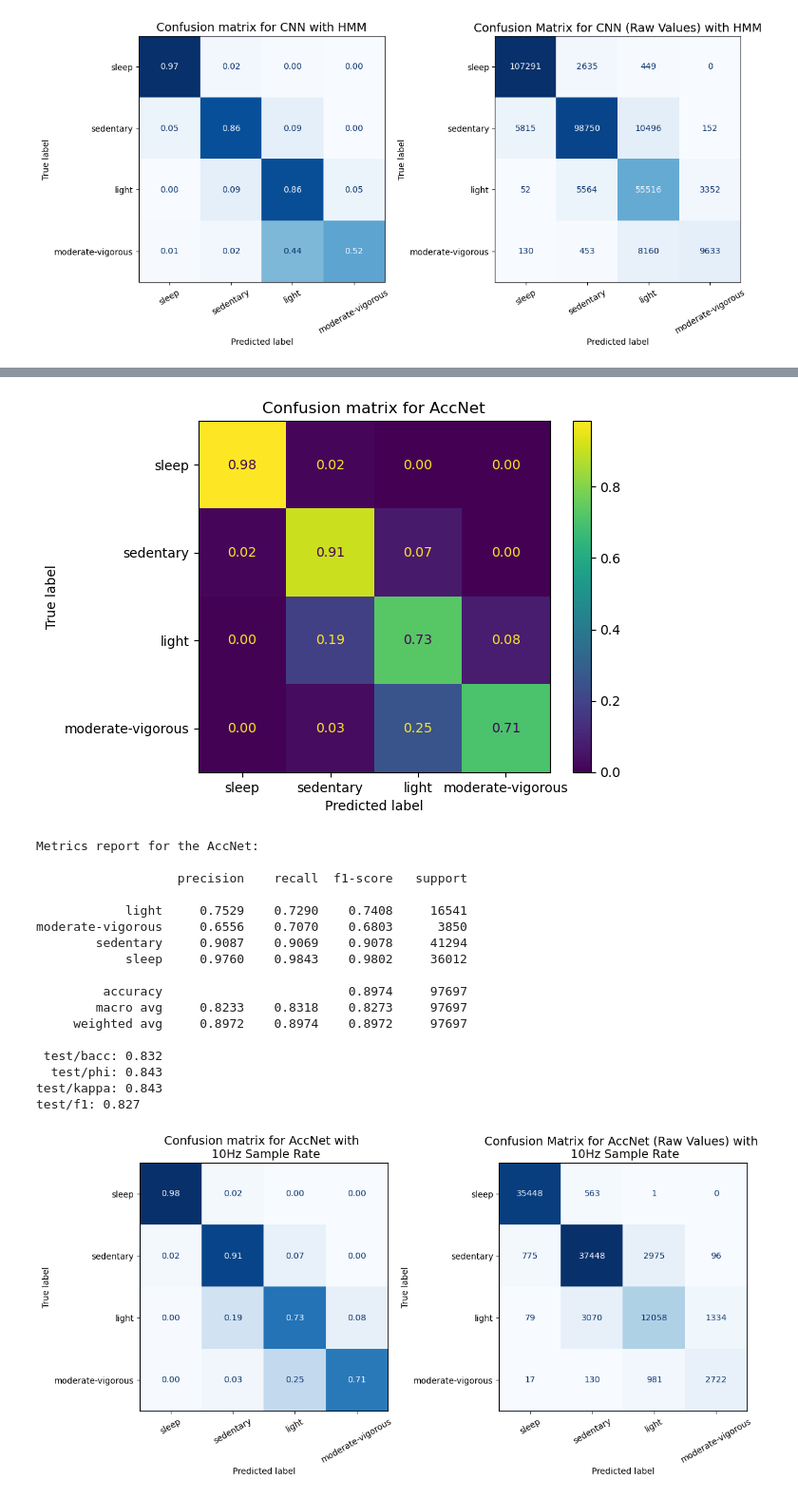
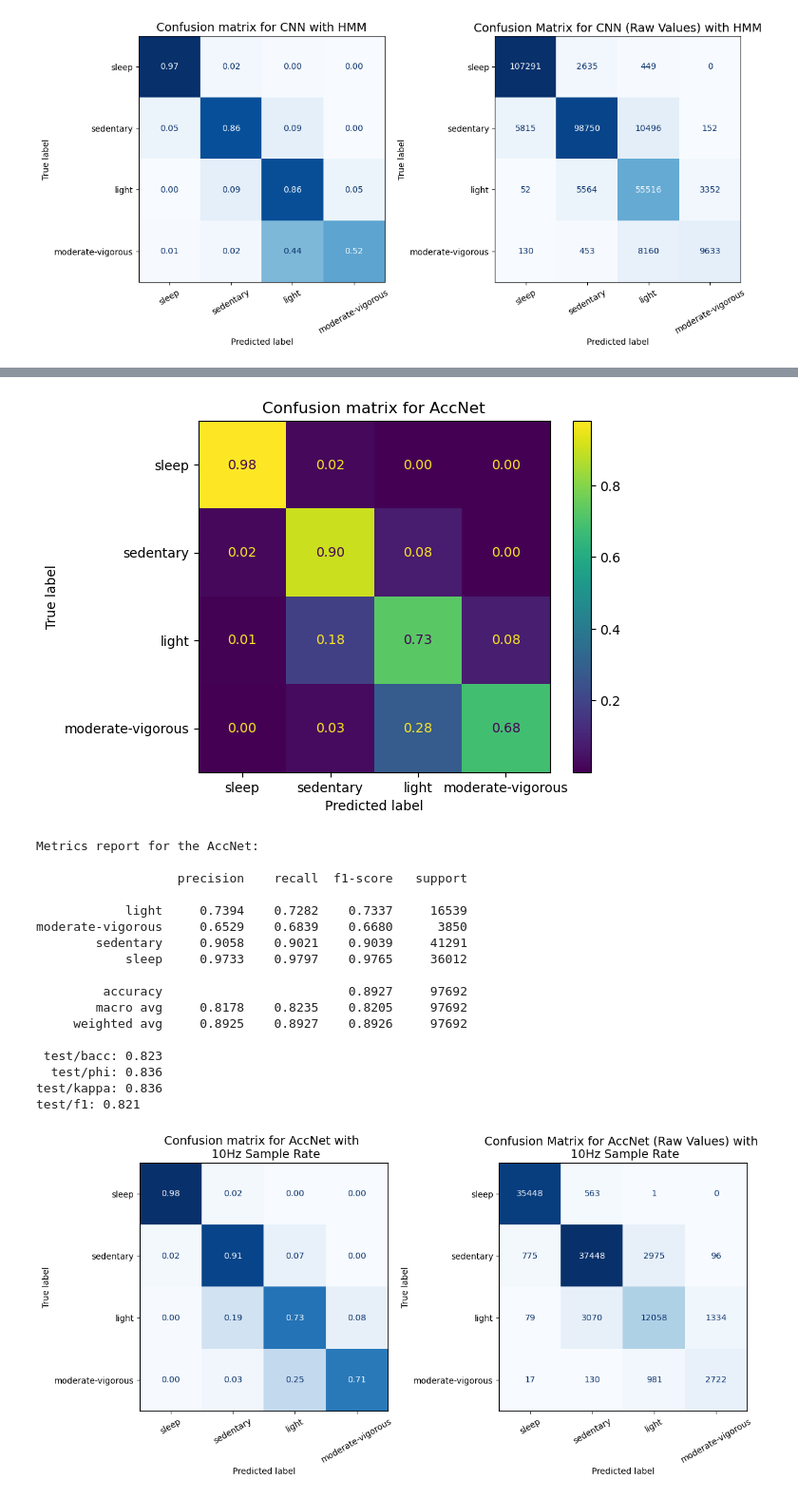
Before and after one commit to finlayscheib/capture24, a Jupyter notebook: Deep_models.ipynb, the cells around one changed output, grey strips where cells are left out. Shown at 95% size. Drawn from its saved outputs; the diff is of its cells as text; code cells hidden in the pictures.

```diff
--- a/Deep_models.ipynb
+++ b/Deep_models.ipynb
@@ -115,42 +115,42 @@ test/f1: 0.819
 # %%
 # val
-pred = pd.read_csv("final_pred_test_test2_best.csv")
+pred = pd.read_csv("final_pred_test_test2.csv")
 ConfusionMatrixDisplay.from_predictions( pred['true_labels'], pred['model_preds'], labels=PAorder,
                                          normalize = 'true', values_format = '.2f')
 plt.title('Confusion matrix for AccNet')
 plt.show()
 print('Metrics report for the AccNet: \n')
 report = classification_report( pred['true_labels'], pred['model_preds'], digits=4)
 print(report)
 
 bacc = balanced_accuracy_score( pred['true_labels'], pred['model_preds'])
 kappa = cohen_kappa_score( pred['true_labels'], pred['model_preds'])
 phi = matthews_corrcoef(pred['true_labels'], pred['model_preds'])
 f1 = f1_score(pred['true_labels'], pred['model_preds'], average = 'macro')
 
 print(f" test/bacc: {bacc:.3f}")
 print(f"  test/phi: {phi:.3f}")
 print(f"test/kappa: {kappa:.3f}")
 print(f"test/f1: {f1:.3f}")
 # %% [output]
-[figure, old version]
+[figure, new version]
 Metrics report for the AccNet:
 
                    precision    recall  f1-score   support
 
-            light     0.7529    0.7290    0.7408     16541
-moderate-vigorous     0.6556    0.7070    0.6803      3850
-        sedentary     0.9087    0.9069    0.9078     41294
-            sleep     0.9760    0.9843    0.9802     36012
+            light     0.7394    0.7282    0.7337     16539
+moderate-vigorous     0.6529    0.6839    0.6680      3850
+        sedentary     0.9058    0.9021    0.9039     41291
+            sleep     0.9733    0.9797    0.9765     36012
 
-         accuracy                         0.8974     97697
-        macro avg     0.8233    0.8318    0.8273     97697
-     weighted avg     0.8972    0.8974    0.8972     97697
+         accuracy                         0.8927     97692
+        macro avg     0.8178    0.8235    0.8205     97692
+     weighted avg     0.8925    0.8927    0.8926     97692
 
- test/bacc: 0.832
-  test/phi: 0.843
-test/kappa: 0.843
-test/f1: 0.827
+ test/bacc: 0.823
+  test/phi: 0.836
+test/kappa: 0.836
+test/f1: 0.821
 # %%
 # Side by Side Normalised and true values for confusion matrices
 pred = pd.read_csv("final_pred_test_test2_Best.csv")
```
Also changed, not shown: parts of 5 cells of this notebook, 2 other files.
